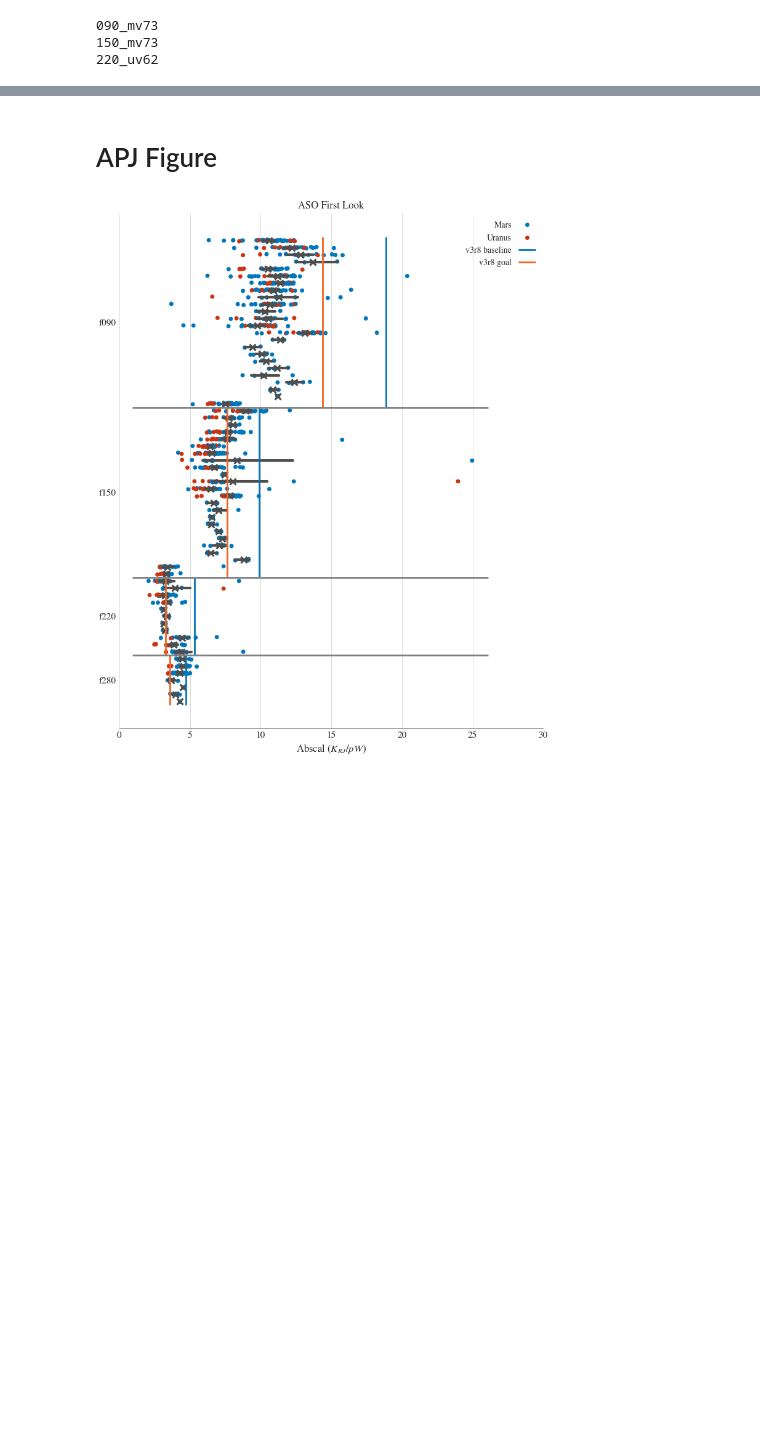
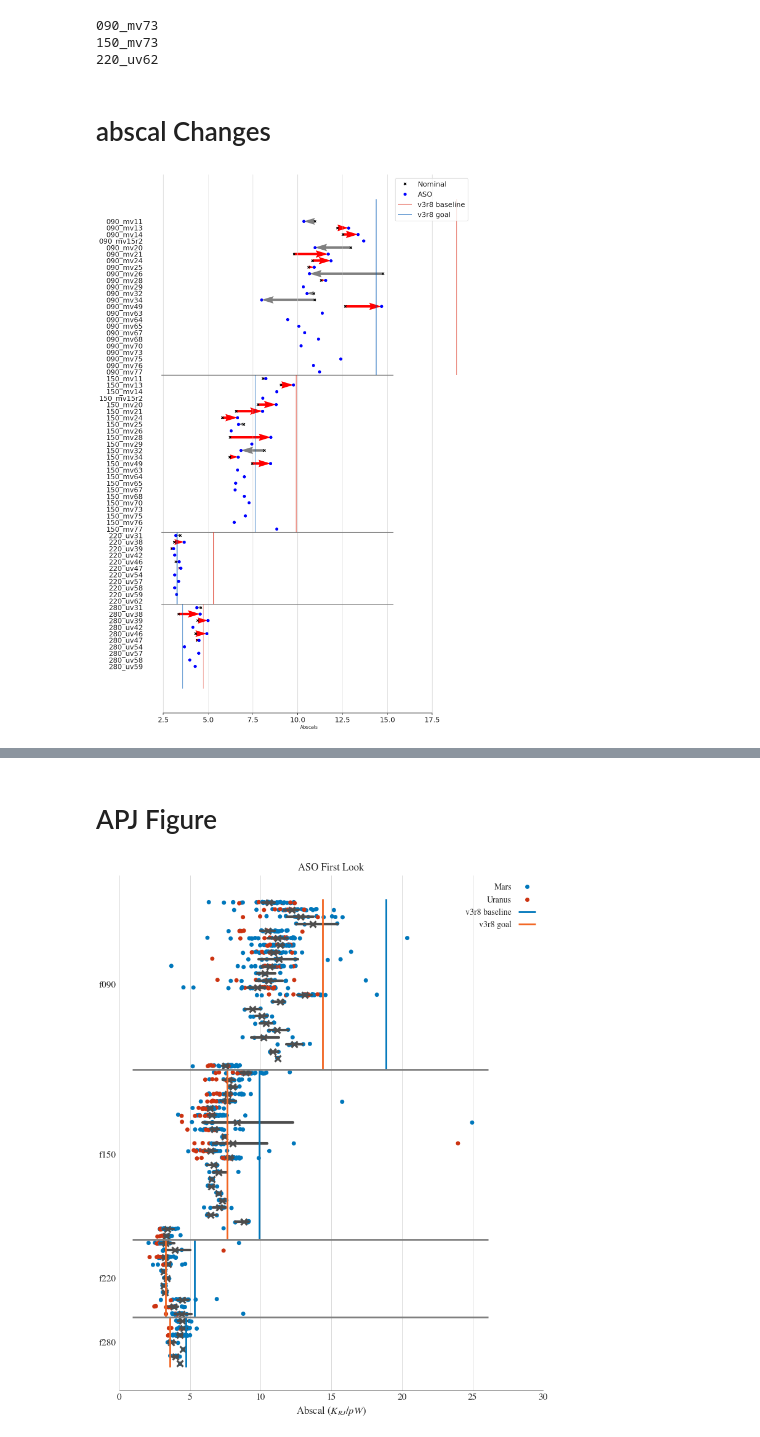
Before and after one commit to Sulla2012/LAT_Loading, a Jupyter notebook: latcom/notebooks/abscal.ipynb, the cells around one changed output, grey strips where cells are left out. Saved outputs shown, nothing was run; the diff lists cells and outputs as text; code cells hidden in the pictures; blank space fills up the shorter version.

```diff
--- a/latcom/notebooks/abscal.ipynb
+++ b/latcom/notebooks/abscal.ipynb
@@ -221,3 +218,61 @@ for label in set_labels:
 090_mv73
 150_mv73
 220_uv62
+# %% [markdown]
+# abscal Changes
+# %%
+sns.set_theme(style="ticks")
+fontsize = 18
+
+# Initialize the figure with a logarithmic x axis
+f, ax = plt.subplots(figsize=(15, 25))
+
+# Add in points to show each observation
+sns.pointplot(data=means_df, x="nominal_cals", y="labels", linestyle="none", marker="x", color="black", zorder=2, label="Nominal", markersize=6)
+plot = sns.pointplot(data=means_df, x="aso_cals", y="labels", linestyle="none", marker="o", color="blue", zorder=2, label="ASO", markersize=6)
+
+plot.quiver(
+    nominal,  # X arrow start
+    means_df[means_df["labels"].isin(nominal_ufms)].index,                   # Y arrow start
+    aso-nominal,    # delta X (0 here since we want vertical lines)
+    np.zeros_like(aso),                 # delta Y
+    scale_units='xy',
+    scale=1,
+    color=np.where(nominal<aso, 'red', 'grey'),
+    zorder=-1,
+)
+
+ymax, ymin = ax.get_ylim()
+xmax, xmin = ax.get_xlim()
+
+pos_090 = len([label for label in set(df.labels.to_numpy()) if "090" in label]) - 0.5
+pos_150 = pos_090 + len([label for label in set(df.labels.to_numpy()) if "150" in label])
+pos_220 = pos_150 + len([label for label in set(df.labels.to_numpy()) if "220" in label])
+pos_280 = pos_220 + len([label for label in set(df.labels.to_numpy()) if "280" in label])
+
+plt.hlines([pos_090, pos_150, pos_220], xmin=xmin, xmax=xmax, color="0.5", linewidths=2)
+
+plt.vlines(1.0 / (1e12 * (sim["MF"]["baseline"]["MF_1"]["dpdt_rj"])), ymin=ymin, ymax=pos_090, label="v3r8 baseline", color=c_base,)
+plt.vlines(1.0 / (1e12 * (sim["MF"]["goal"]["MF_1"]["dpdt_rj"])), ymin=ymin, ymax=pos_090, label="v3r8 goal", color=c_goal,)
+
+plt.vlines(1.0 / (1e12 * (sim["MF"]["baseline"]["MF_2"]["dpdt_rj"])), ymin=pos_090, ymax=pos_150, label=None, color=c_base,)
+plt.vlines(1.0 / (1e12 * (sim["MF"]["goal"]["MF_2"]["dpdt_rj"])), ymin=pos_090, ymax=pos_150, label=None, color=c_goal,)
+
+plt.vlines(1.0 / (1e12 * (sim["UHF"]["baseline"]["UHF_1"]["dpdt_rj"])), ymin=pos_150, ymax=pos_220, label=None, color=c_base,)
+plt.vlines(1.0 / (1e12 * (sim["UHF"]["goal"]["UHF_1"]["dpdt_rj"])), ymin=pos_150, ymax=pos_220, label=None, color=c_goal,)
+
+plt.vlines(1.0 / (1e12 * (sim["UHF"]["baseline"]["UHF_2"]["dpdt_rj"])), ymin=pos_220, ymax=ymax, label=None, color=c_base,)
+plt.vlines(1.0 / (1e12 * (sim["UHF"]["goal"]["UHF_2"]["dpdt_rj"])), ymin=pos_220, ymax=ymax, label=None, color=c_goal,)
+
+ax.xaxis.grid(True)
+ax.set(xlabel="Abscals", ylabel="")
+ax.tick_params(left=False, labelsize=fontsize)
+sns.despine(trim=True, left=True)
+
+plt.legend(fontsize=fontsize)
+output_dir = Path(f"../../plts/abscals/")
+output_dir.mkdir(parents=True, exist_ok=True)
+f.savefig(output_dir / "abscal_changes.pdf", dpi=600, bbox_inches="tight")
+f.savefig(output_dir / "abscal_changes.png", dpi=600, bbox_inches="tight")
+# %% [output]
+[figure, added]
```
Also changed, not shown: parts of 9 cells of this notebook, 7 other files.
